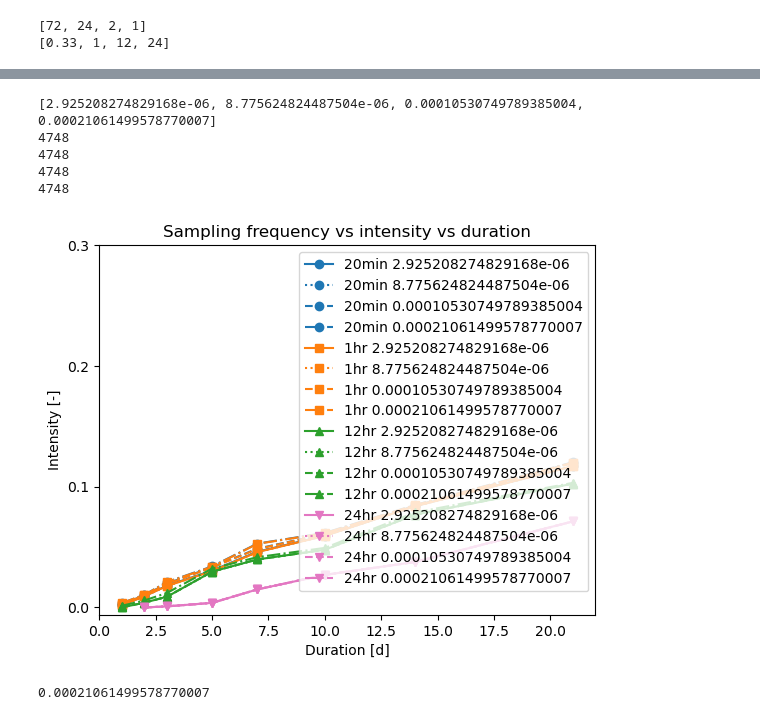
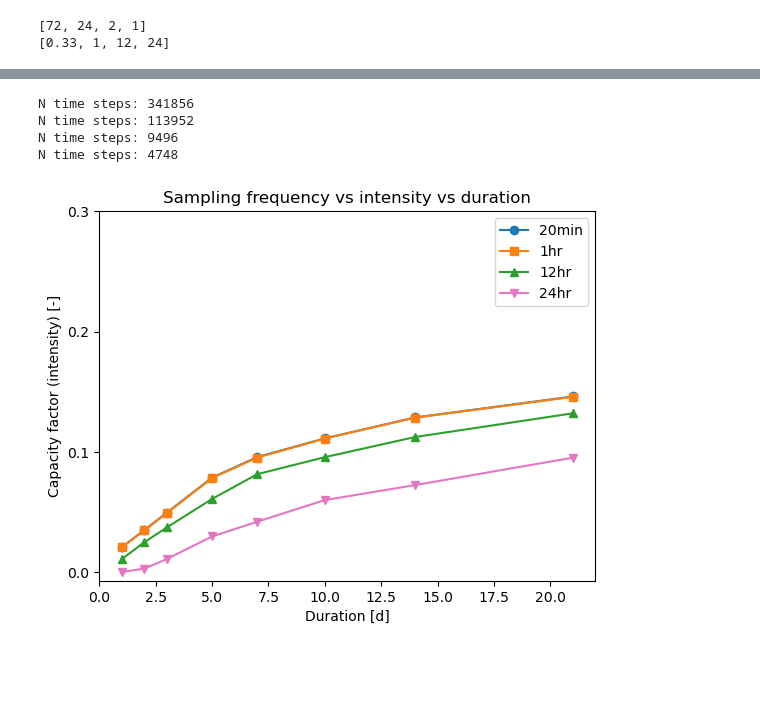
Before and after one commit to dougrichardson/wind_power_comparison, a Jupyter notebook: 04_analyse_REZ_capacity_factors.ipynb, the cells around one changed output, grey strips where cells are left out. Saved outputs shown, nothing was run; the diff lists cells and outputs as text; code cells hidden in the pictures; blank space fills up the shorter version.

```diff
--- a/04_analyse_REZ_capacity_factors.ipynb
+++ b/04_analyse_REZ_capacity_factors.ipynb
@@ -16,3 +74,7 @@ BARRA-C2 Capacity factor
+# %%
+rez_mask_barra_c2 = xr.open_dataset(
+    "/g/data/w42/dr6273/work/projects/Aus_energy/data/rez_2024_mask_BARRA-C2_grid.nc"
+)["REZ"]
 # %%
 cf_barra = fn.load_barra_c2_capacity_factor().cf100m
 # %%
@@ -216,12 +275,14 @@ plot_rez_thresh("T3", t3_mean, t3_thresh, t3_thresh_mean)
 # %% [markdown]
 Compute some rolling mean time series and write to disk
 # %%
-def get_rolling_mean(compute, da, rez, sampling_frequencies, lengths):
+def get_rolling_mean(compute, dataset, da, mask, rez, sampling_frequencies, lengths):
     """
     Return rolling mean arrays for desired sampling frequencies and window lengths
 
     compute: bool, whether to compute or read
+    dataset: str, dataset and directory name e.g. 'BARRA-C2'
     da: array
+    mask: array, REZ mask
     rez: str, name of REZ e.g. 'S6'
     sampling_frequencies: list, elements in format '20min' or 'Xhr', where X indicates every X-hourly time step
     lengths: list, elements integers indicating rolling length (in days)
@@ -240,7 +301,7 @@ def get_rolling_mean(compute, da, rez, sampling_frequencies, lengths):
         return nhrs, skip, hr_time_steps
 
     # Get REZ-mean data
-    da = da.where(rez_mask.sel(region=rez), drop=True)
+    da = da.where(mask.sel(region=rez), drop=True)
     da = da.mean(["lat", "lon"])
 
     # for each sampling frequency get regional-average array and other variables
@@ -274,11 +335,11 @@ def get_rolling_mean(compute, da, rez, sampling_frequencies, lengths):
                 # arr = rolling_expand_dim(da, roll)
                 arr = arr.to_dataset(name="cf_roll" + str(l) + "day")
                 arr.to_netcdf(
-                    "/g/data/ng72/dr6273/work/projects/wind_power_comparison/data/" + filename + ".nc"
+                    "/g/data/ng72/dr6273/work/projects/wind_power_comparison/data/" + dataset + "/" + filename + ".nc"
                 )
             else:
                 arr = xr.open_mfdataset(
-                    "/g/data/ng72/dr6273/work/projects/wind_power_comparison/data/" + filename + ".nc"
+                    "/g/data/ng72/dr6273/work/projects/wind_power_comparison/data/" + dataset + "/" + filename + ".nc"
                 )
                 return_list.append(arr)
 
@@ -308,7 +370,9 @@ window_lengths = [1, 2, 3, 5, 7, 10, 14, 21]
 # %%
 roll_cf_S6 = get_rolling_mean(
     False,
+    "BARRA-C2",
     cf_barra,
+    rez_mask_barra_c2,
     "S6",
     sampling_freqs,
     window_lengths
@@ -342,5 +408,5 @@ freq_thresh = 0.2 # quantile of time threshold
 # %%
-def plot_idf(roll_dict, frequency_T):
+def plot_idf(roll_dict, frequency_T, select_0000=False):
     fig, ax = plt.subplots(1, 1)
 
     colors = ["tab:blue", "tab:orange", "tab:green", "tab:pink"]
@@ -355,12 +421,13 @@ def plot_idf(roll_dict, frequency_T):
         markers,
         roll_dict.items()
     ):
-        print("Len all time steps:", len(da.time.values))
+        # da_daily = da.isel(time=(da.time.dt.hour == 0) & (da.time.dt.minute == 0))
+        # print("Len 00:00 time steps:", len(da_daily.time.values), "\n")
 
-        # da_daily = da.resample(time="1D").mean()
-        da_daily = da.isel(time=(da.time.dt.hour == 0) & (da.time.dt.minute == 0))
-        print("Len 00:00 time steps:", len(da_daily.time.values), "\n")
-        # ax.axhline(da.mean(), ls="--", color=c)
+        if select_0000:
+            da = da.isel(time=(da.time.dt.hour == 0) & (da.time.dt.minute == 0))
+
+        print("N time steps:", len(da.time.values))
 
         if isinstance(frequency_T, float):
             ax.plot(
@@ -399,7 +466,7 @@ def plot_idf(roll_dict, frequency_T):
                 # )
     ax.legend()
     ax.set_xlabel("Duration [d]")
-    ax.set_ylabel("Intensity [-]")
+    ax.set_ylabel("Capacity factor (intensity) [-]")
     ax.set_title("Sampling frequency vs intensity vs duration")
     ax.set_yticks(np.arange(0, 0.31, 0.1))
 # %%
@@ -420,13 +488,8 @@ Len 00:00 time steps: 4748
 # %%
-plot_idf(roll_cf_S6, "max")
+plot_idf(roll_cf_S6, 0.01)
 # %% [output]
-[2.925208274829168e-06, 8.775624824487504e-06, 0.00010530749789385004, 0.00021061499578770007]
-4748
-4748
-4748
-4748
+N time steps: 341856
+N time steps: 113952
+N time steps: 9496
+N time steps: 4748
-[figure, old version]
+[figure, new version]
-# %%
-1/len(roll_cf_S6["24hr"].time)
-# %% [output]
-0.00021061499578770007
```
Also changed, not shown: parts of 55 cells of this notebook, 2 other files.
